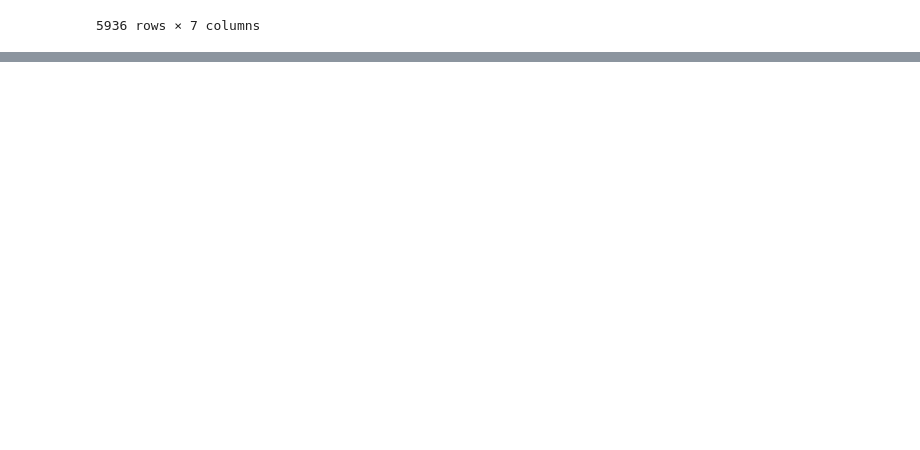
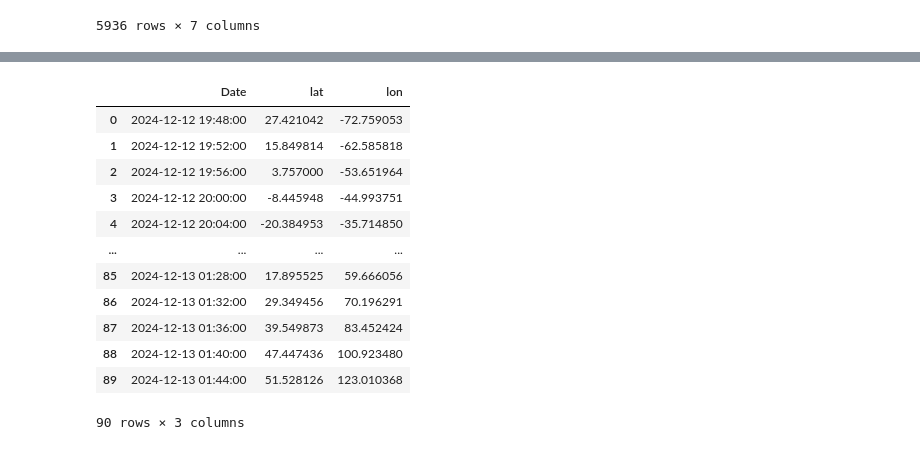
Before and after one commit to khalil-alexander/get_forecast, a Jupyter notebook: Tests.ipynb, the cells around one changed output, grey strips where cells are left out. Saved outputs shown, nothing was run; the diff lists cells and outputs as text; code cells hidden in the pictures; blank space fills up the shorter version.

```diff
--- a/Tests.ipynb
+++ b/Tests.ipynb
@@ -252,0 +295,16 @@ get_orbit(df1)
+# %%
+df3
+# %% [output]
+|  | Date | lat | lon |
+| 0 | 2024-12-12 19:48:00 | 27.421042 | -72.759053 |
+| 1 | 2024-12-12 19:52:00 | 15.849814 | -62.585818 |
+| 2 | 2024-12-12 19:56:00 | 3.757000 | -53.651964 |
+| 3 | 2024-12-12 20:00:00 | -8.445948 | -44.993751 |
+| 4 | 2024-12-12 20:04:00 | -20.384953 | -35.714850 |
+| ... | ... | ... | ... |
+| 85 | 2024-12-13 01:28:00 | 17.895525 | 59.666056 |
+| 86 | 2024-12-13 01:32:00 | 29.349456 | 70.196291 |
+| 87 | 2024-12-13 01:36:00 | 39.549873 | 83.452424 |
+| 88 | 2024-12-13 01:40:00 | 47.447436 | 100.923480 |
+| 89 | 2024-12-13 01:44:00 | 51.528126 | 123.010368 |
+90 rows × 3 columns
```
Also changed, not shown: parts of 10 cells of this notebook.
